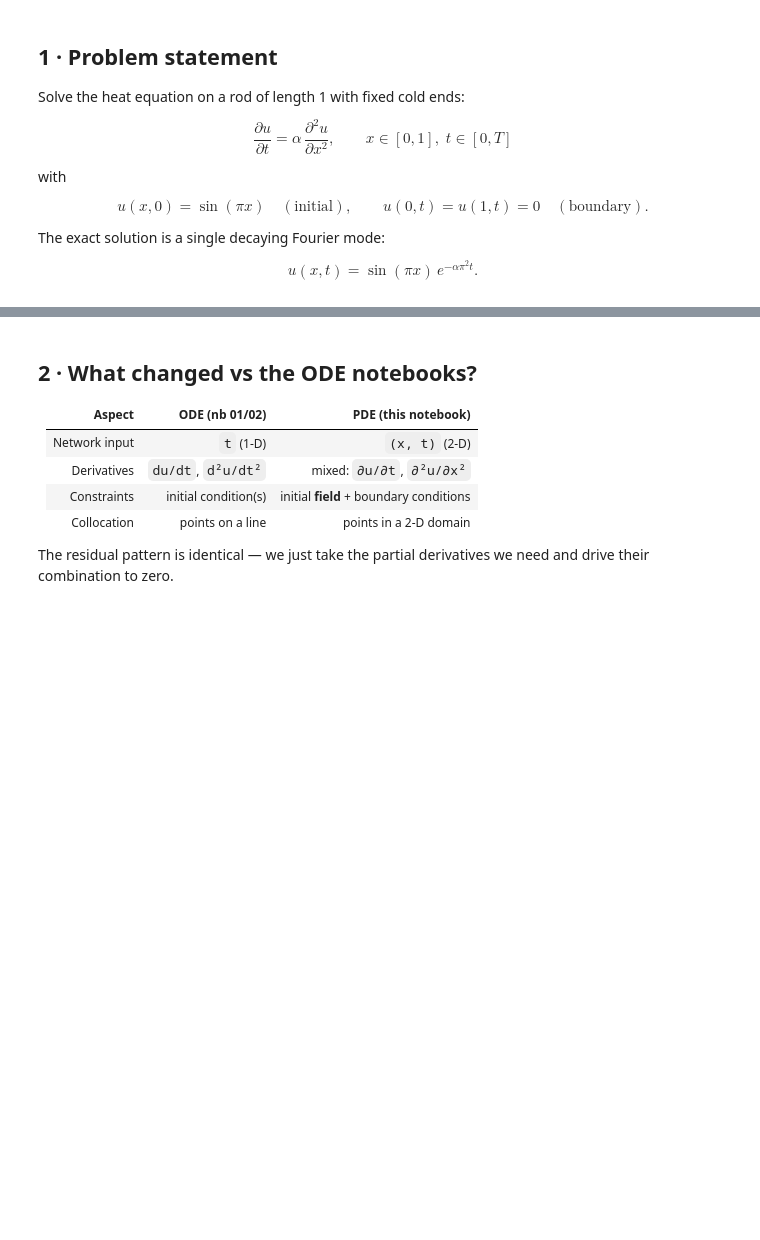
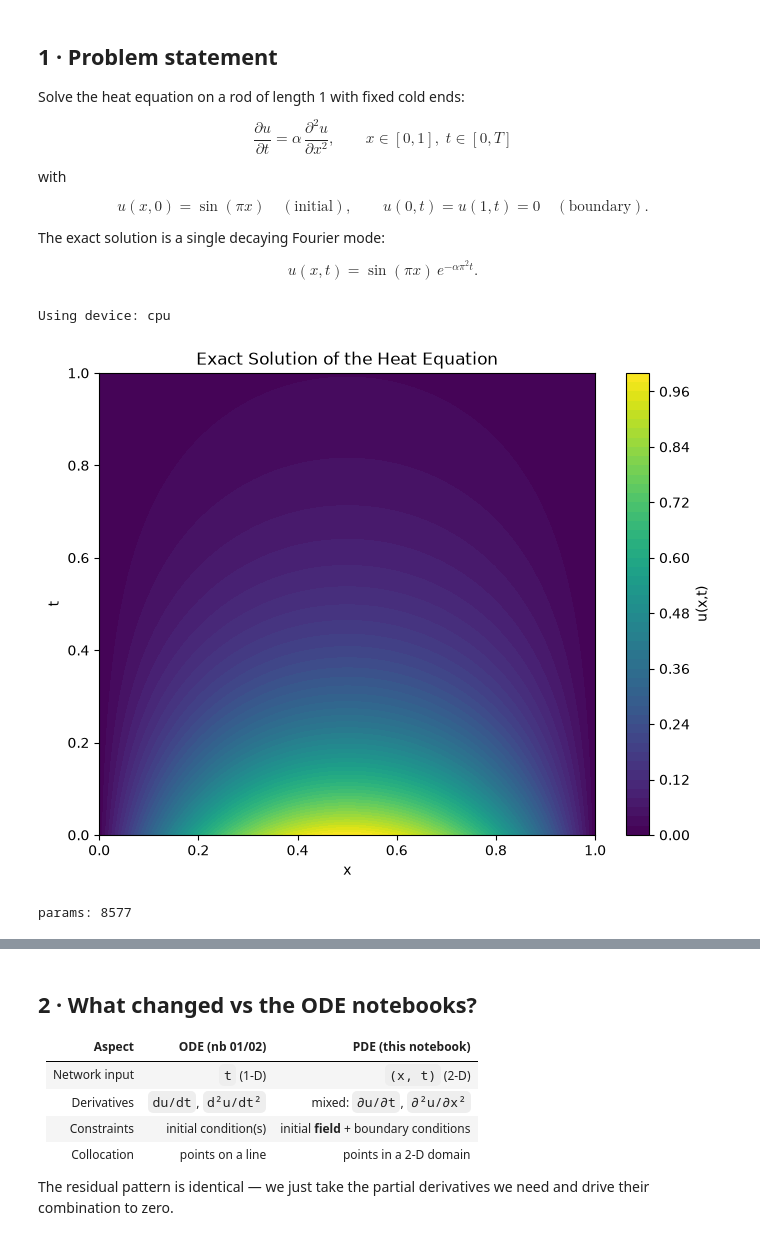
Before and after one commit to alishahmohammadi26/physics-ai-pinns, a Jupyter notebook: 01_Intro_to_PINNs/notebooks/02_Intermediate/03_heat_equation.ipynb, the cells around one changed output, grey strips where cells are left out. Drawn from its saved outputs; the diff is of its cells as text; code cells hidden in the pictures; blank space fills up the shorter version.

```diff
--- a/01_Intro_to_PINNs/notebooks/02_Intermediate/03_heat_equation.ipynb
+++ b/01_Intro_to_PINNs/notebooks/02_Intermediate/03_heat_equation.ipynb
@@ -35,18 +35,59 @@ u(0,t)=u(1,t)=0\quad(\text{boundary}).$$
 The exact solution is a single decaying Fourier mode:
 
 $$u(x,t)=\sin(\pi x)\,e^{-\alpha\pi^2 t}.$$
+# %%
+import torch
+import torch.nn as nn
+import numpy as np
+import matplotlib.pyplot as plt
+
+torch.manual_seed(0); np.random.seed(0)
+device = torch.device("cuda" if torch.cuda.is_available() else "cpu")
+print("Using device:", device)
+
+alpha = 0.4      # thermal diffusivity
+T     = 1.0
+
+def exact(x, t):
+    return np.sin(np.pi*x) * np.exp(-alpha*np.pi**2*t)
+
+
+# plot the exact solution
+x = np.linspace(0,1,100)
+t = np.linspace(0,T,100)
+X_exact, T_exact = np.meshgrid(x,t)
+Z = exact(X_exact, T_exact)
+
+plt.figure(figsize=(8,6))
+plt.contourf(X_exact, T_exact, Z, levels=50, cmap='viridis')
+plt.colorbar(label='u(x,t)')
+plt.xlabel('x')
+plt.ylabel('t')
+plt.title('Exact Solution of the Heat Equation')
+plt.show()
+# %% [output]
+Using device: cpu
+[figure, added]
 # %%
-import torch
-import torch.nn as nn
-import numpy as np
-import matplotlib.pyplot as plt
+class PINN(nn.Module):
+    def __init__(self, layers):
+        super().__init__()
+        seq = []
+        for i in range(len(layers)-1):
+            seq.append(nn.Linear(layers[i], layers[i+1]))
+            if i < len(layers)-2:
+                seq.append(nn.Tanh())
+        self.net = nn.Sequential(*seq)
+        for m in self.net:
+            if isinstance(m, nn.Linear):
+                nn.init.xavier_normal_(m.weight)
+                nn.init.zeros_(m.bias)
 
-torch.manual_seed(0); np.random.seed(0)
-device = torch.device("cuda" if torch.cuda.is_available() else "cpu")
-print("Using device:", device)
+    def forward(self, x, t):
+        xt = torch.cat([x, t], dim=1)
+        return self.net(xt)
 
-alpha = 0.4      # thermal diffusivity
-T     = 1.0
-
-def exact(x, t):
-    return np.sin(np.pi*x) * np.exp(-alpha*np.pi**2*t)
+model = PINN([2, 64, 64, 64, 1]).to(device)   # Build model: 2 inputs (x,t), 3 hidden layers, 1 output u; move to selected device
+print("params:", sum(p.numel() for p in model.parameters()))  # Print total number of trainable parameters: input (x,t), 3 hidden layers, output u; move to CPU/GPU
+# %% [output]
+params: 8577
```
Also changed, not shown: parts of 4 cells of this notebook, 31 other files.
